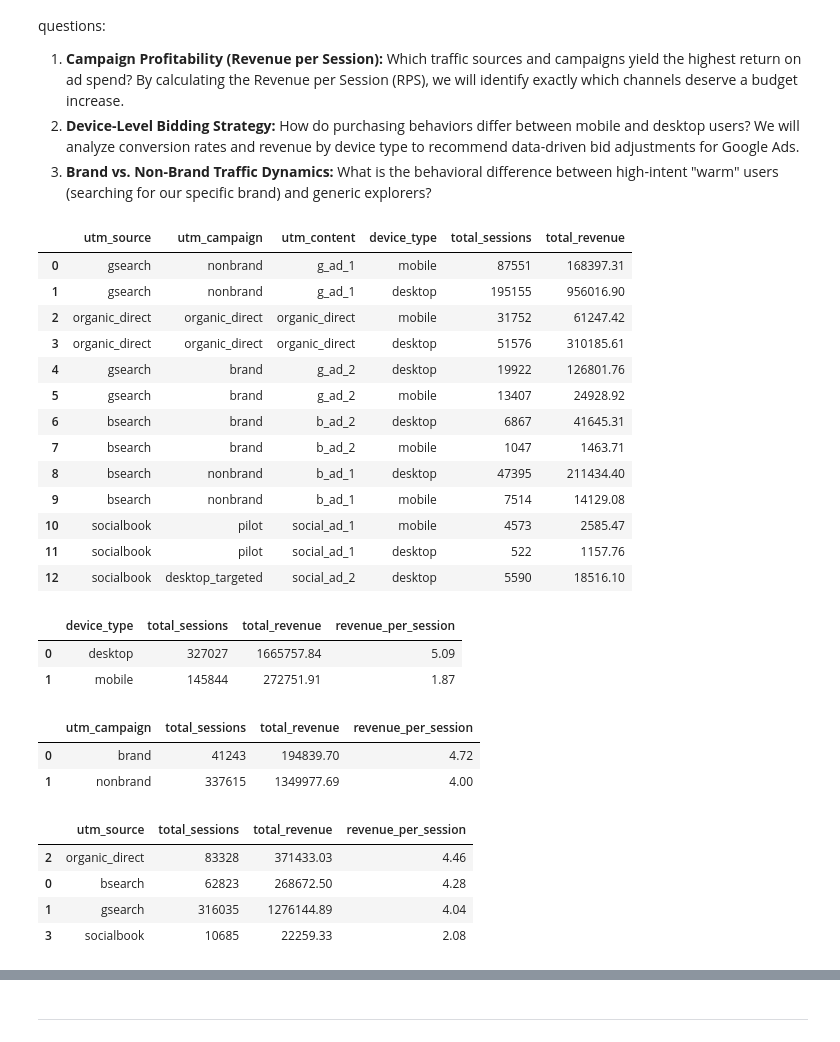
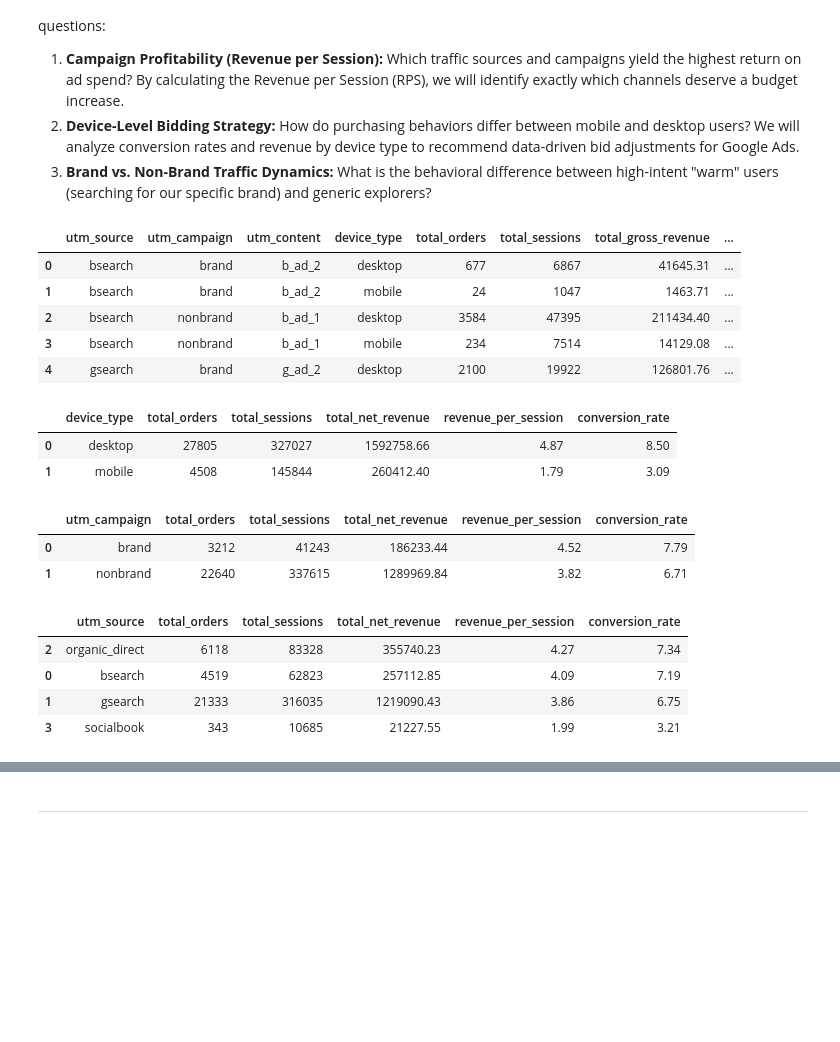
Before and after one commit to Kapustuch/FuzzyFactory-Ecommerce-Analytics, a Jupyter notebook: e-commerce.ipynb, the cells around one changed output, grey strips where cells are left out. Drawn from its saved outputs; the diff is of its cells as text; code cells hidden in the pictures; blank space fills up the shorter version.

Commit message:
feat: use net revenue(- refund items) and add CVR to utm analysis

```diff
--- a/e-commerce.ipynb
+++ b/e-commerce.ipynb
@@ -602,66 +587,73 @@ In this section, we will leverage SQL to extract and analyze UTM parameters, ans
 3. **Brand vs. Non-Brand Traffic Dynamics:** What is the behavioral difference between high-intent "warm" users (searching for our specific brand) and generic explorers?
 # %%
 marketing_sql = '''
+    WITH OrderRefunds AS (
+        SELECT
+            order_id,
+            SUM(refund_amount_usd) AS total_refund_amount
+        FROM order_item_refunds
+        GROUP BY order_id
+    )
+
     SELECT
         COALESCE(s.utm_source, 'organic_direct') AS utm_source,
         COALESCE(s.utm_campaign, 'organic_direct') AS utm_campaign,
         COALESCE(s.utm_content, 'organic_direct') AS utm_content,
         s.device_type,
-        COUNT(s.website_session_id) AS total_sessions,
-        SUM(o.price_usd) AS total_revenue
+        COUNT(DISTINCT o.order_id) as total_orders,
+        COUNT(DISTINCT s.website_session_id) AS total_sessions,
+        SUM(o.price_usd) AS total_gross_revenue,
+        SUM(o.price_usd) - COALESCE(SUM(r.total_refund_amount), 0) AS total_net_revenue
 
     FROM website_sessions s
     LEFT JOIN orders o ON s.website_session_id = o.website_session_id
+    LEFT JOIN OrderRefunds r ON o.order_id = r.order_id
     GROUP BY s.utm_source, s.utm_campaign, s.utm_content, s.device_type
+    ORDER BY utm_source, utm_campaign, utm_content
 '''
 
 marketing_df = pd.read_sql(marketing_sql, con=engine)
-marketing_df
+display(marketing_df.head())
 # %% [output]
-|  | utm_source | utm_campaign | utm_content | device_type | total_sessions | total_revenue |
-| 0 | gsearch | nonbrand | g_ad_1 | mobile | 87551 | 168397.31 |
-| 1 | gsearch | nonbrand | g_ad_1 | desktop | 195155 | 956016.90 |
-| 2 | organic_direct | organic_direct | organic_direct | mobile | 31752 | 61247.42 |
-| 3 | organic_direct | organic_direct | organic_direct | desktop | 51576 | 310185.61 |
-| 4 | gsearch | brand | g_ad_2 | desktop | 19922 | 126801.76 |
-| 5 | gsearch | brand | g_ad_2 | mobile | 13407 | 24928.92 |
-| 6 | bsearch | brand | b_ad_2 | desktop | 6867 | 41645.31 |
-| 7 | bsearch | brand | b_ad_2 | mobile | 1047 | 1463.71 |
-| 8 | bsearch | nonbrand | b_ad_1 | desktop | 47395 | 211434.40 |
-| 9 | bsearch | nonbrand | b_ad_1 | mobile | 7514 | 14129.08 |
-| 10 | socialbook | pilot | social_ad_1 | mobile | 4573 | 2585.47 |
-| 11 | socialbook | pilot | social_ad_1 | desktop | 522 | 1157.76 |
-| 12 | socialbook | desktop_targeted | social_ad_2 | desktop | 5590 | 18516.10 |
+|  | utm_source | utm_campaign | utm_content | device_type | total_orders | total_sessions | total_gross_revenue | ... |
+| 0 | bsearch | brand | b_ad_2 | desktop | 677 | 6867 | 41645.31 | ... |
+| 1 | bsearch | brand | b_ad_2 | mobile | 24 | 1047 | 1463.71 | ... |
+| 2 | bsearch | nonbrand | b_ad_1 | desktop | 3584 | 47395 | 211434.40 | ... |
+| 3 | bsearch | nonbrand | b_ad_1 | mobile | 234 | 7514 | 14129.08 | ... |
+| 4 | gsearch | brand | g_ad_2 | desktop | 2100 | 19922 | 126801.76 | ... |
 # %%
 # 1. Device Performance
-device_df = marketing_df.groupby('device_type')[['total_sessions', 'total_revenue']].sum().reset_index()
-device_df['revenue_per_session'] = round(device_df['total_revenue'] / device_df['total_sessions'], 2)
+device_df = marketing_df.groupby('device_type')[['total_orders', 'total_sessions', 'total_net_revenue']].sum().reset_index()
+device_df['revenue_per_session'] = round(device_df['total_net_revenue'] / device_df['total_sessions'], 2)
+device_df['conversion_rate'] = round(device_df['total_orders']/device_df['total_sessions'] * 100, 2)
 device_df.sort_values('revenue_per_session', ascending=False)
 # %% [output]
-|  | device_type | total_sessions | total_revenue | revenue_per_session |
-| 0 | desktop | 327027 | 1665757.84 | 5.09 |
-| 1 | mobile | 145844 | 272751.91 | 1.87 |
+|  | device_type | total_orders | total_sessions | total_net_revenue | revenue_per_session | conversion_rate |
+| 0 | desktop | 27805 | 327027 | 1592758.66 | 4.87 | 8.50 |
+| 1 | mobile | 4508 | 145844 | 260412.40 | 1.79 | 3.09 |
 # %%
-# 2. Brand vs Non-Brand (Filtering for Search Traffic)
+# 2. Brand vs Non-Brand
 search_df = marketing_df[marketing_df['utm_source'].isin(['gsearch', 'bsearch'])]
-brand_df = search_df.groupby('utm_campaign')[['total_sessions', 'total_revenue']].sum().reset_index()
-brand_df['revenue_per_session'] = round(brand_df['total_revenue'] / brand_df['total_sessions'], 2)
+brand_df = search_df.groupby('utm_campaign')[['total_orders', 'total_sessions', 'total_net_revenue']].sum().reset_index()
+brand_df['revenue_per_session'] = round(brand_df['total_net_revenue'] / brand_df['total_sessions'], 2)
+brand_df['conversion_rate'] = round(brand_df['total_orders']/brand_df['total_sessions'] * 100, 2)
 brand_df.sort_values('revenue_per_session', ascending=False)
 # %% [output]
-|  | utm_campaign | total_sessions | total_revenue | revenue_per_session |
-| 0 | brand | 41243 | 194839.70 | 4.72 |
-| 1 | nonbrand | 337615 | 1349977.69 | 4.00 |
+|  | utm_campaign | total_orders | total_sessions | total_net_revenue | revenue_per_session | conversion_rate |
+| 0 | brand | 3212 | 41243 | 186233.44 | 4.52 | 7.79 |
+| 1 | nonbrand | 22640 | 337615 | 1289969.84 | 3.82 | 6.71 |
 # %%
-# 3. Overall Source Performance
-source_df = marketing_df.groupby('utm_source')[['total_sessions', 'total_revenue']].sum().reset_index()
-source_df['revenue_per_session'] = round(source_df['total_revenue'] / source_df['total_sessions'], 2)
+# 3. Source Performance
+source_df = marketing_df.groupby('utm_source')[['total_orders', 'total_sessions', 'total_net_revenue']].sum().reset_index()
+source_df['revenue_per_session'] = round(source_df['total_net_revenue'] / source_df['total_sessions'], 2)
+source_df['conversion_rate'] = round(source_df['total_orders']/source_df['total_sessions'] * 100, 2)
 source_df.sort_values('revenue_per_session', ascending=False)
 # %% [output]
-|  | utm_source | total_sessions | total_revenue | revenue_per_session |
-| 2 | organic_direct | 83328 | 371433.03 | 4.46 |
-| 0 | bsearch | 62823 | 268672.50 | 4.28 |
-| 1 | gsearch | 316035 | 1276144.89 | 4.04 |
-| 3 | socialbook | 10685 | 22259.33 | 2.08 |
+|  | utm_source | total_orders | total_sessions | total_net_revenue | revenue_per_session | conversion_rate |
+| 2 | organic_direct | 6118 | 83328 | 355740.23 | 4.27 | 7.34 |
+| 0 | bsearch | 4519 | 62823 | 257112.85 | 4.09 | 7.19 |
+| 1 | gsearch | 21333 | 316035 | 1219090.43 | 3.86 | 6.75 |
+| 3 | socialbook | 343 | 10685 | 21227.55 | 1.99 | 3.21 |
 # %% [markdown]
 ### Strategic Marketing Insights & Recommendations
 
```
Also changed, not shown: parts of 5 cells of this notebook, 1 other file.
